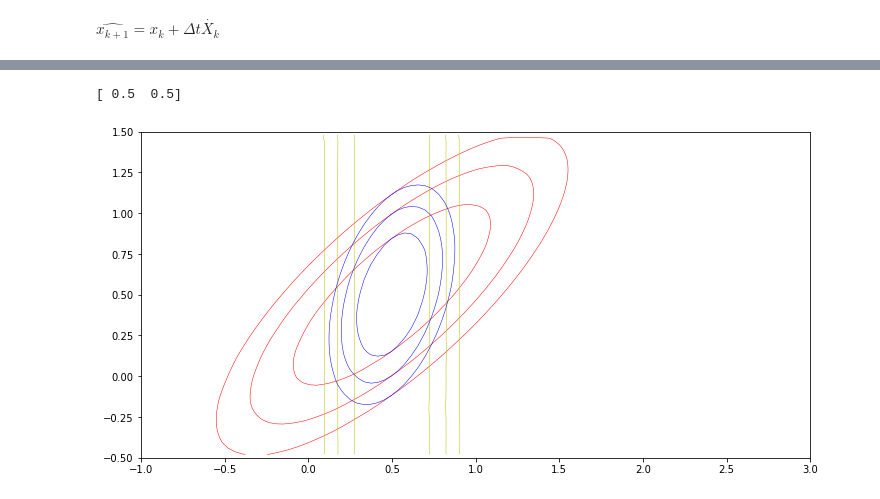
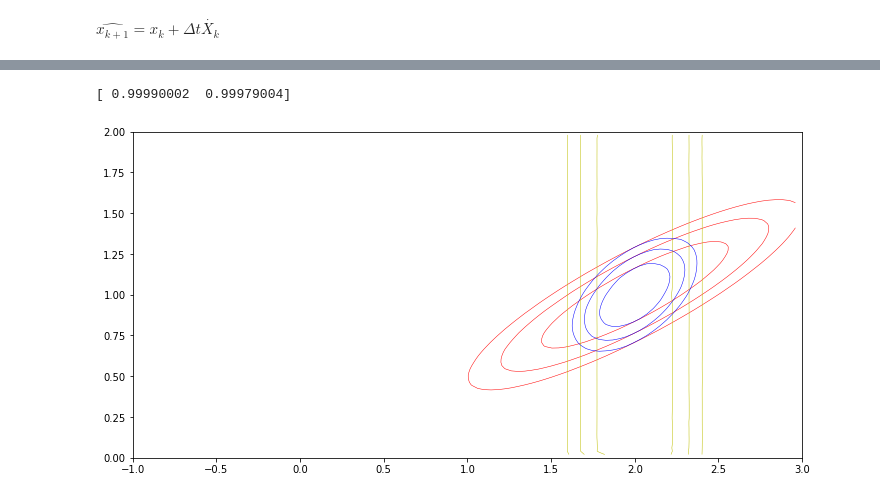
Before and after one commit to jganzabal/Kalman-as-Recursive-Bayesian-Estimation, a Jupyter notebook: 4_Two dimensional Kalman filter.ipynb, the cells around one changed output, grey strips where cells are left out. Saved outputs shown, nothing was run; the diff lists cells and outputs as text; code cells hidden in the pictures.

```diff
--- a/4_Two dimensional Kalman filter.ipynb
+++ b/4_Two dimensional Kalman filter.ipynb
@@ -106,13 +129,4 @@ def update(H, R, Z, X_est_prior ,P_est_prior):
     return X_est, P_est
 # %% [markdown]
 ### Example: Position  is observed but speed is not observed
-# %%
-def plot_update(H, R, Z, X_est_prior, P_est_prior, y_offset = 0.1):
-    plt.figure(figsize = (12,6))
-    plot_2d_gauss(X_est_prior, P_est_prior, limits = [-limit,3*limit, -limit+y_offset,limit+y_offset], color = 'r')
-    plot_2d_gauss(Z, R, limits = [-limit,3*limit, -limit+y_offset,limit+y_offset], color = 'y')
-
-    X_est, P = update(H, R, Z, X_est_prior, P_est_prior)
-    plot_2d_gauss(X_est, P, limits = [-limit,3*limit, -limit+y_offset,limit+y_offset], color = 'b')
-    return X_est, P
 # %%
@@ -159,21 +198,10 @@ def predict(F, mu_x, sigma_x, Q):
 # %%
-def plot_prediction(F, mu_x, sigma_x, Q, y_offset = 0.1):
-    mu_w = np.array([0,0])
-    plt.figure(figsize = (12,6))
-    plot_2d_gauss(mu_x, sigma_x, limits = [-limit,3*limit, -limit+y_offset,limit+y_offset], color = 'r')
-    #plot_2d_gauss(mu_w, Q, limits = [-limit,3*limit, -limit+y_offset,limit+y_offset], color = 'y')
+initial_speed_guess = 0
+X_est_u = np.array([0,0])
+P_est_u = np.array([[0.1,0],[0,10000]])
+F = np.array([[1, 1],[0,1]])
+Q = np.array([[1, 0],[0,0]])
 
-    mu_x, sigma_x = predict(F, mu_x, sigma_x, Q)
-    plot_2d_gauss(mu_x, sigma_x, limits = [-limit,3*limit, -limit+y_offset,limit+y_offset], color = 'b')
-    return mu_x, sigma_x
-
-#sigma_x = np.array([[1, 0],[0 ,10000]])
-
-F = np.array([[1, 1],[0,1]])
-print(F)
-# speed variance = infinite
-Q = np.array([[1, 0],[0 , 1]])
-
-X_est_p, P_est_p  = plot_prediction(F, X_est_u, P_est_u, Q, y_offset = initial_speed_guess)
+X_est_p, P_est_p  = plot_prediction(F, X_est_u, P_est_u, Q, y_offset = initial_speed_guess, npts = 4000)
 print(X_est_p)
 # %% [output]
@@ -183,0 +216,6 @@ print(X_est_p)
+# %%
+initial_speed_guess = 1
+H = [1, 0]
+R = [1]
+Z = [1]
+X_est_uu, P_est_uu = plot_update(H, R, Z, X_est_p, P_est_p, y_offset = initial_speed_guess, npts = 4000)
@@ -183,0 +224,2 @@ print(X_est_p)
+# %%
+X_est_pp, P_est_pp  = plot_prediction(F, X_est_uu, P_est_uu, Q, y_offset = initial_speed_guess)
@@ -184,6 +228,7 @@ print(X_est_p)
 # %%
-mu_x_uu, sigma_x_uu = plot_update(H, mu_x_p, sigma_x_p, R,y_offset = initial_speed_guess)
+Z = [2]
+mu_x_uuu, sigma_x_uuu = plot_update(H, R, Z, X_est_pp, P_est_pp, y_offset = initial_speed_guess, npts = 4000)
 print(mu_x_uu)
 # %% [output]
-[ 0.5  0.5]
+[ 0.99990002  0.99979004]
-[figure, old version]
+[figure, new version]
```
Also changed, not shown: parts of 33 cells of this notebook, 2 other files.
